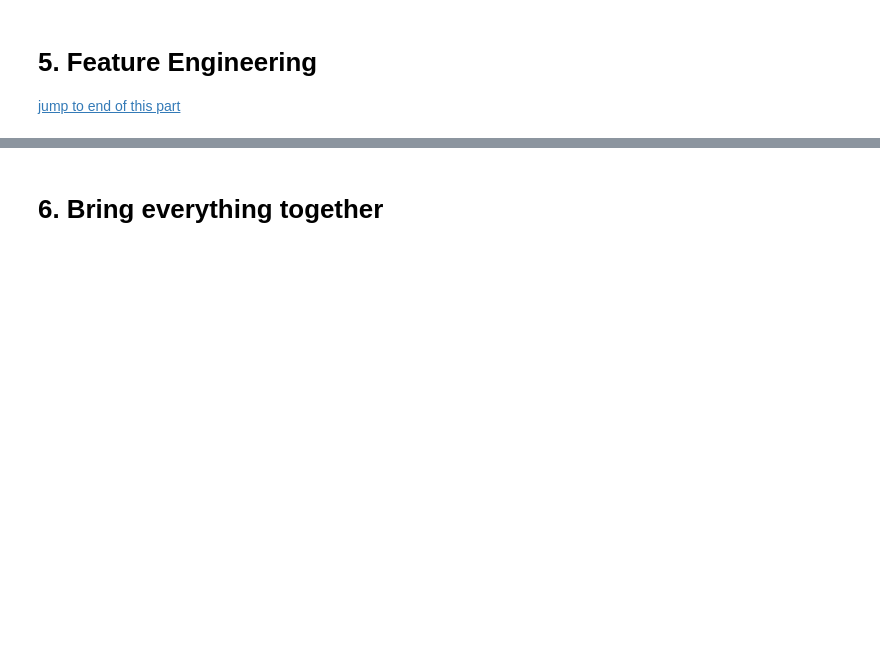
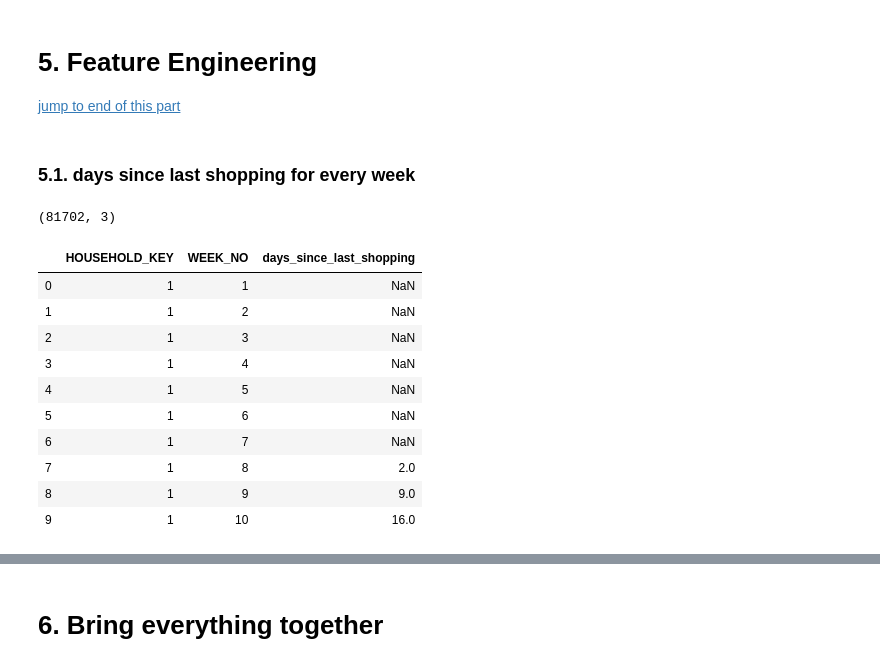
Before and after one commit to robmoratore/ShellDnA, a Jupyter notebook: DnA 2.0/cleaned main notebook.ipynb, the cells around one changed output, grey strips where cells are left out. Saved outputs shown, nothing was run; the diff lists cells and outputs as text; code cells hidden in the pictures; blank space fills up the shorter version.

```diff
--- a/DnA 2.0/cleaned main notebook.ipynb
+++ b/DnA 2.0/cleaned main notebook.ipynb
@@ -755,3 +755,33 @@ xgb.plot_importance(bst,max_num_features=10)
 # %% [markdown]
 # 5. Feature Engineering <a class="anchor" id="feature_engineering"></a>
 [jump to end of this part](#bring_together)
+# %% [markdown]
+### 5.1. days since last shopping for every week
+# %%
+daily_transactions = df_transactions.groupby(["HOUSEHOLD_KEY", "DAY",'WEEK_NO'])[["SALES_VALUE",'QUANTITY','DISCOUNT']].sum().reset_index()
+daily_transactions['last_shopping_day'] = daily_transactions.groupby('HOUSEHOLD_KEY')['DAY'].shift(1)
+daily_transactions['days_since_shopping'] = daily_transactions['DAY']-daily_transactions['last_shopping_day']
+daily_transactions = daily_transactions[['HOUSEHOLD_KEY','DAY','WEEK_NO','days_since_shopping']]
+
+previous_visit_day = daily_transactions.groupby(['HOUSEHOLD_KEY','WEEK_NO']).mean().reset_index()
+previous_visit_day.drop('DAY', axis=1, inplace=True)
+
+a = big_df.merge(previous_visit_day, on=['HOUSEHOLD_KEY','WEEK_NO'], how='left')
+a['days_since_last_shopping'] = a.groupby('HOUSEHOLD_KEY')['days_since_shopping'].apply(fill_nas_for_last_day)
+
+previous_visit_day = a[['HOUSEHOLD_KEY', 'WEEK_NO', 'days_since_last_shopping']].copy()
+print(previous_visit_day.shape)
+previous_visit_day.head(10)
+# %% [output]
+(81702, 3)
+|  | HOUSEHOLD_KEY | WEEK_NO | days_since_last_shopping |
+| 0 | 1 | 1 | NaN |
+| 1 | 1 | 2 | NaN |
+| 2 | 1 | 3 | NaN |
+| 3 | 1 | 4 | NaN |
+| 4 | 1 | 5 | NaN |
+| 5 | 1 | 6 | NaN |
+| 6 | 1 | 7 | NaN |
+| 7 | 1 | 8 | 2.0 |
+| 8 | 1 | 9 | 9.0 |
+| 9 | 1 | 10 | 16.0 |
```
Also changed, not shown: parts of 37 cells of this notebook, 1 other file.
